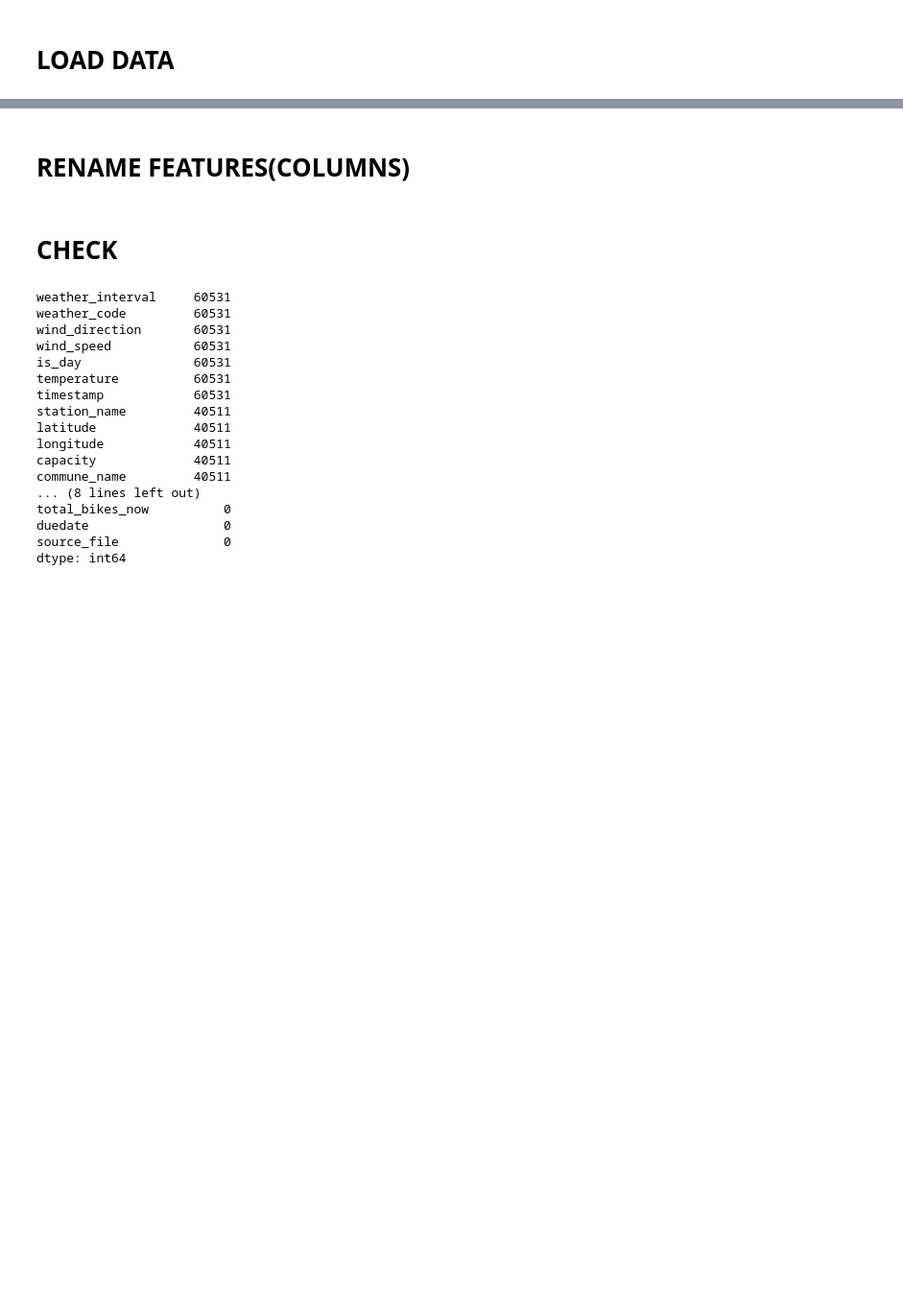
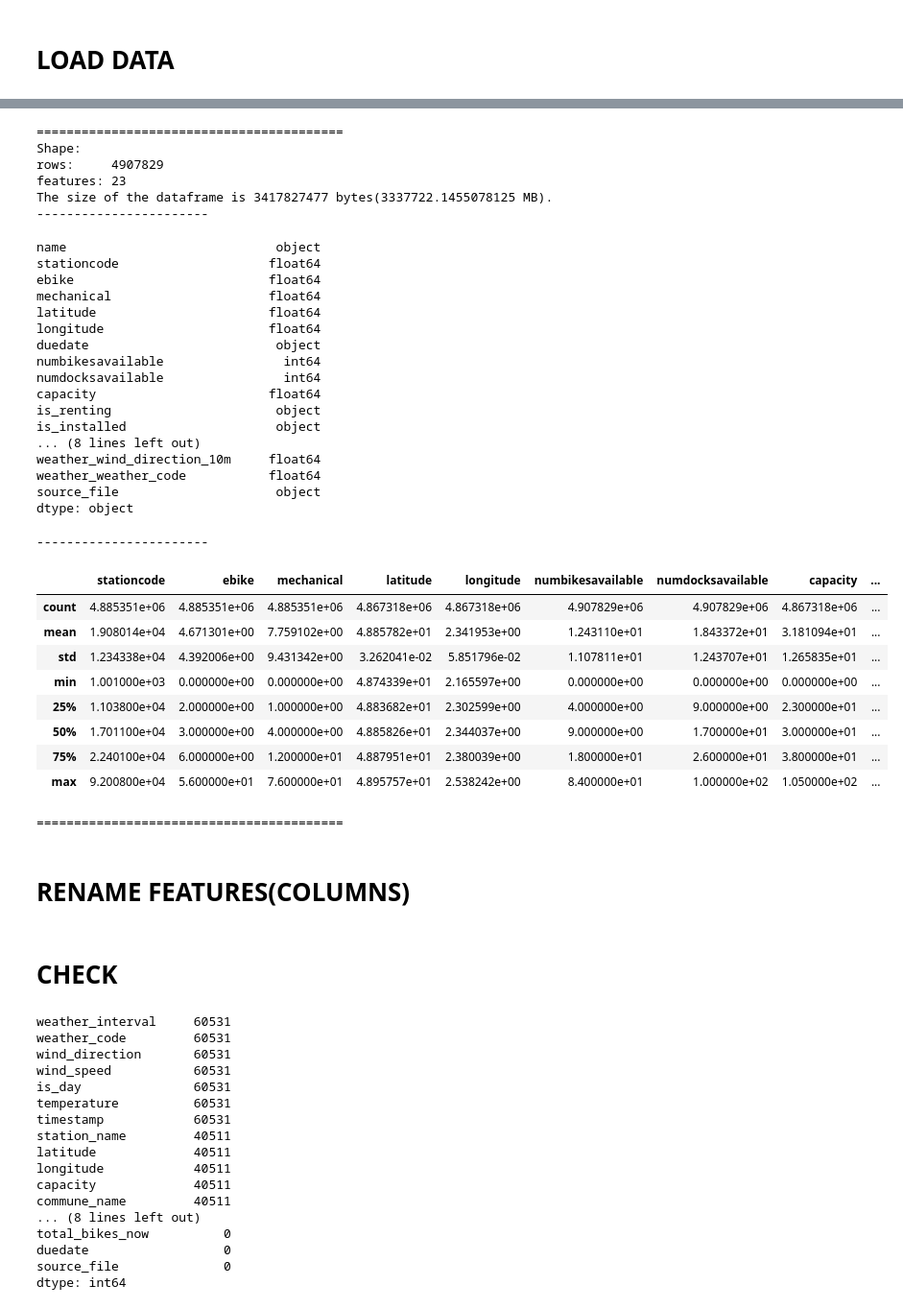
Before and after one commit to EmirhanFaruk/Projet-DALAS, a Jupyter notebook: prepare_data/prepare_data.ipynb, the cells around one changed output, grey strips where cells are left out. Shown at 96% size. Cells and saved outputs as stored; diff of their text form; code cells hidden in the pictures; blank space fills up the shorter version.

```diff
--- a/prepare_data/prepare_data.ipynb
+++ b/prepare_data/prepare_data.ipynb
@@ -21,3 +87,41 @@ df = pd.read_csv(f"{DATASET_INPUT_FOLDER}/correlated_data_2.csv")
+# %%
+print_df(df)
+#print_missing(df)
+# %% [output]
+=========================================
+Shape:
+rows:     4907829
+features: 23
+The size of the dataframe is 3417827477 bytes(3337722.1455078125 MB).
+-----------------------
+name                            object
+stationcode                    float64
+ebike                          float64
+mechanical                     float64
+latitude                       float64
+longitude                      float64
+duedate                         object
+numbikesavailable                int64
+numdocksavailable                int64
+capacity                       float64
+is_renting                      object
+is_installed                    object
+... (8 lines left out)
+weather_wind_direction_10m     float64
+weather_weather_code           float64
+source_file                     object
+dtype: object
+-----------------------
+|  | stationcode | ebike | mechanical | latitude | longitude | numbikesavailable | numdocksavailable | capacity | ... |
+| count | 4.885351e+06 | 4.885351e+06 | 4.885351e+06 | 4.867318e+06 | 4.867318e+06 | 4.907829e+06 | 4.907829e+06 | 4.867318e+06 | ... |
+| mean | 1.908014e+04 | 4.671301e+00 | 7.759102e+00 | 4.885782e+01 | 2.341953e+00 | 1.243110e+01 | 1.843372e+01 | 3.181094e+01 | ... |
+| std | 1.234338e+04 | 4.392006e+00 | 9.431342e+00 | 3.262041e-02 | 5.851796e-02 | 1.107811e+01 | 1.243707e+01 | 1.265835e+01 | ... |
+| min | 1.001000e+03 | 0.000000e+00 | 0.000000e+00 | 4.874339e+01 | 2.165597e+00 | 0.000000e+00 | 0.000000e+00 | 0.000000e+00 | ... |
+| 25% | 1.103800e+04 | 2.000000e+00 | 1.000000e+00 | 4.883682e+01 | 2.302599e+00 | 4.000000e+00 | 9.000000e+00 | 2.300000e+01 | ... |
+| 50% | 1.701100e+04 | 3.000000e+00 | 4.000000e+00 | 4.885826e+01 | 2.344037e+00 | 9.000000e+00 | 1.700000e+01 | 3.000000e+01 | ... |
+| 75% | 2.240100e+04 | 6.000000e+00 | 1.200000e+01 | 4.887951e+01 | 2.380039e+00 | 1.800000e+01 | 2.600000e+01 | 3.800000e+01 | ... |
+| max | 9.200800e+04 | 5.600000e+01 | 7.600000e+01 | 4.895757e+01 | 2.538242e+00 | 8.400000e+01 | 1.000000e+02 | 1.050000e+02 | ... |
+=========================================
 # %% [markdown]
 # RENAME FEATURES(COLUMNS)
 # %%
```
Also changed, not shown: parts of 33 cells of this notebook, 11 other files.
